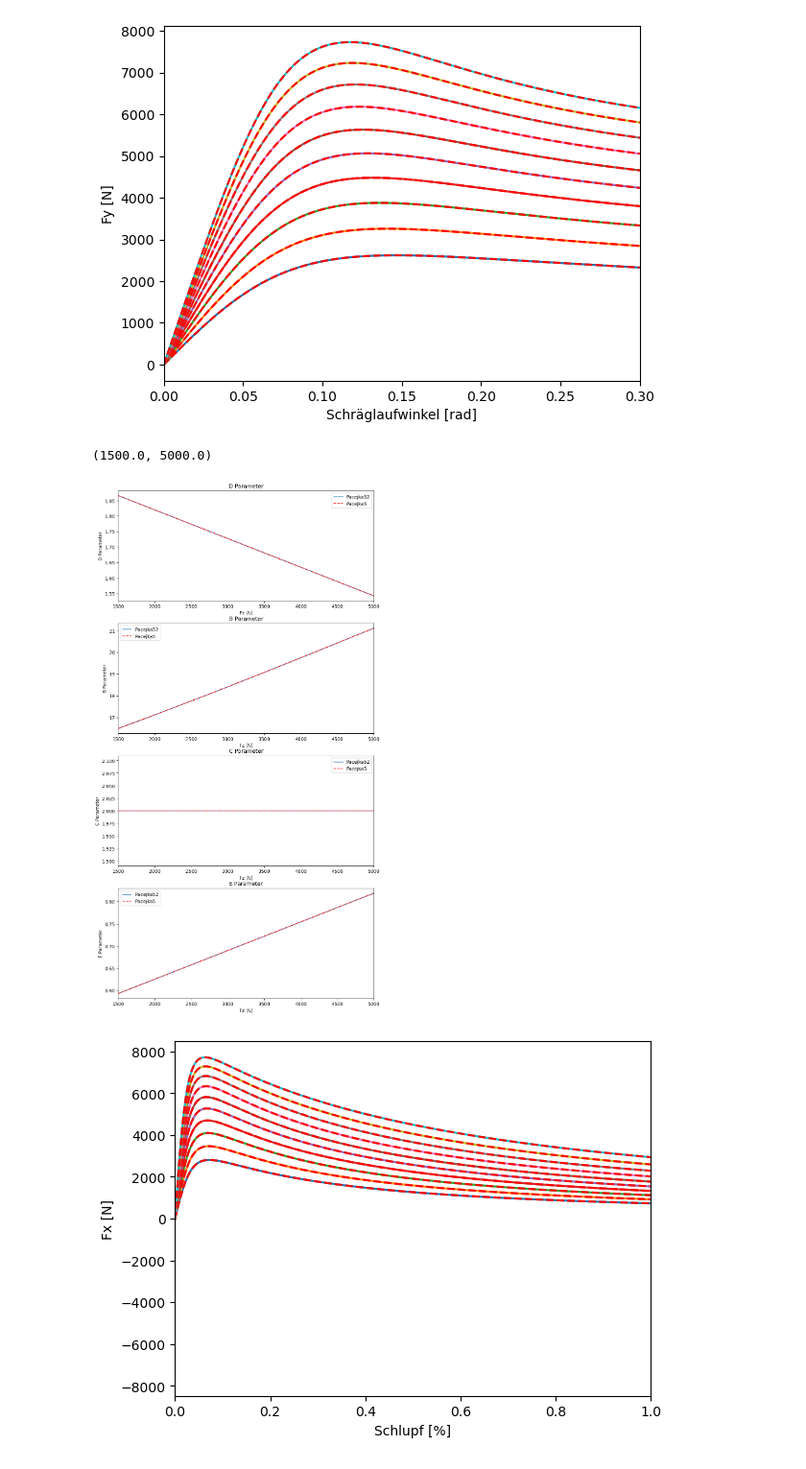
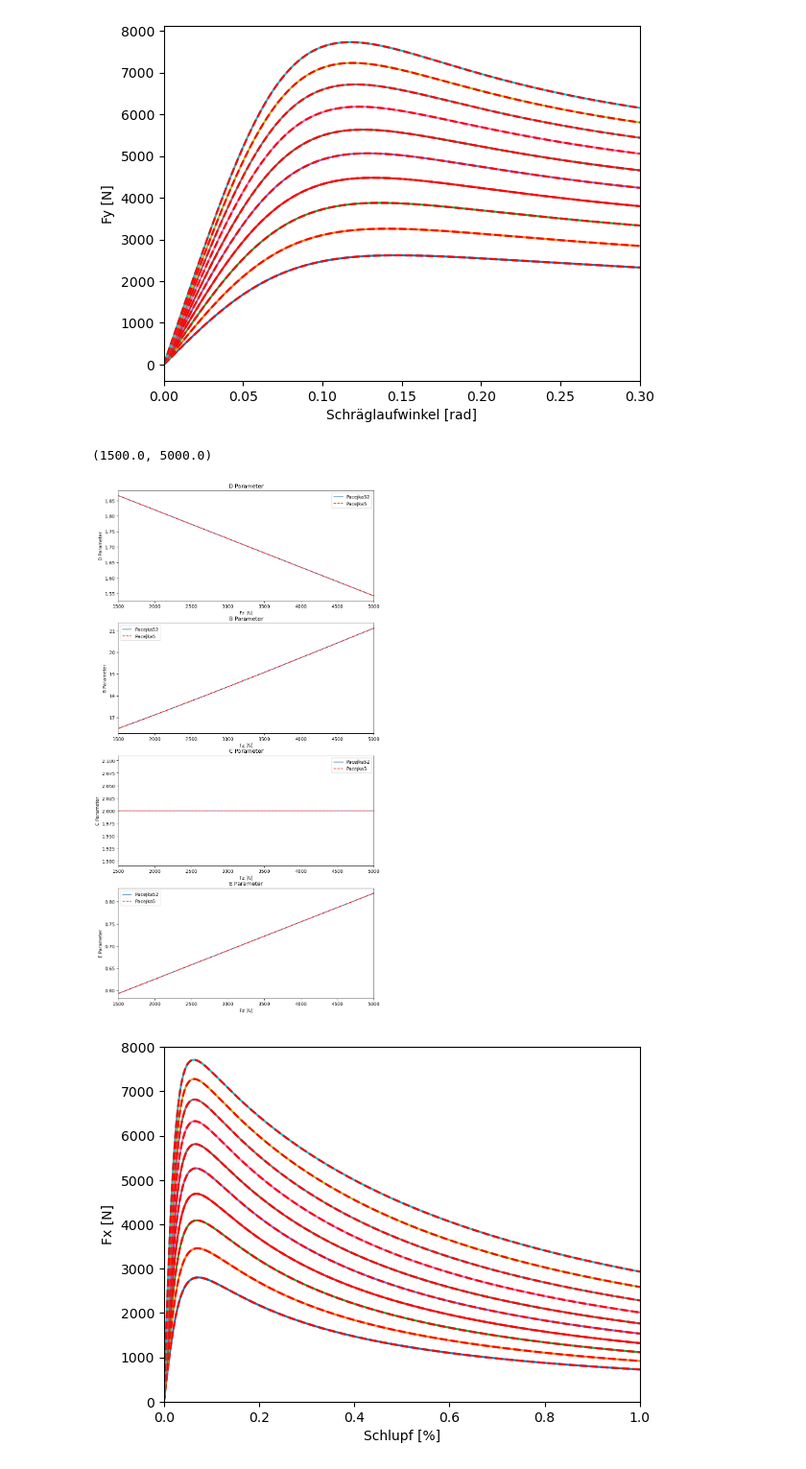
Before and after one commit to BenediktRuhland/SA-Tire-model, a Jupyter notebook: comparision/Fitting_comparision.ipynb, the cells around one changed output. Shown: that part at 96% size. Drawn from its saved outputs; the diff is of its cells as text; code cells hidden in the pictures.

```diff
--- a/comparision/Fitting_comparision.ipynb
+++ b/comparision/Fitting_comparision.ipynb
@@ -168,6 +168,7 @@ for i in range(0,len(Fz)):
     plt.plot(Sx,x_data)
     plt.plot(Sx,Fx_fit, 'r--' )
     plt.xlim(0,1)
+    plt.ylim(0,8000)
     plt.xlabel('Schlupf [%]')
     plt.ylabel('Fx [N]')
 
@@ -228,31 +229,31 @@ ax[2].set_xlabel('Fz [N]')
 ax[2].set_ylabel('C Parameter')
 ax[2].set_title('C Parameter')
 ax[2].set_xlim(1500,5000)
 
 #E Parameter
 E_pa52_0 = np.zeros(len(Fz))
 E_pa5 = np.zeros(len(Fz))
 for i in range(0,len(Fz)):
 
     def func_Fx(Sx,B,C,D,E):
         return pa52_0.Pacejka5_long_pa(Sx,Fz[i],B,C,D,E)
 
     x_data = pa52_0.Pacejka52_long(Fz[i],Sx,IA,Fz0)[0]
     E_pa52_0[i] = pa52_0.Pacejka52_long(Fz[i],Sx,IA,Fz0)[5]
 
     Fx_params, _ = curve_fit(func_Fx, Sx, x_data, Fx_params_init)
     E_pa5[i] = Fx_params[3]
 
 
 #Plotting:
 ax[3].plot(Fz,E_pa52_0, label = 'Pacejka52')
 ax[3].plot(Fz,E_pa5, 'r--', label = 'Pacejka5')
 ax[3].legend()
 ax[3].set_xlabel('Fz [N]')
 ax[3].set_ylabel('E Parameter')
 ax[3].set_title('E Parameter')
 ax[3].set_xlim(1500,5000)
 # %% [output]
 (1500.0, 5000.0)
 [figure]
-[figure, old version]
+[figure, new version]
```
Also changed, not shown: parts of 1 cell of this notebook, 1 other file.
